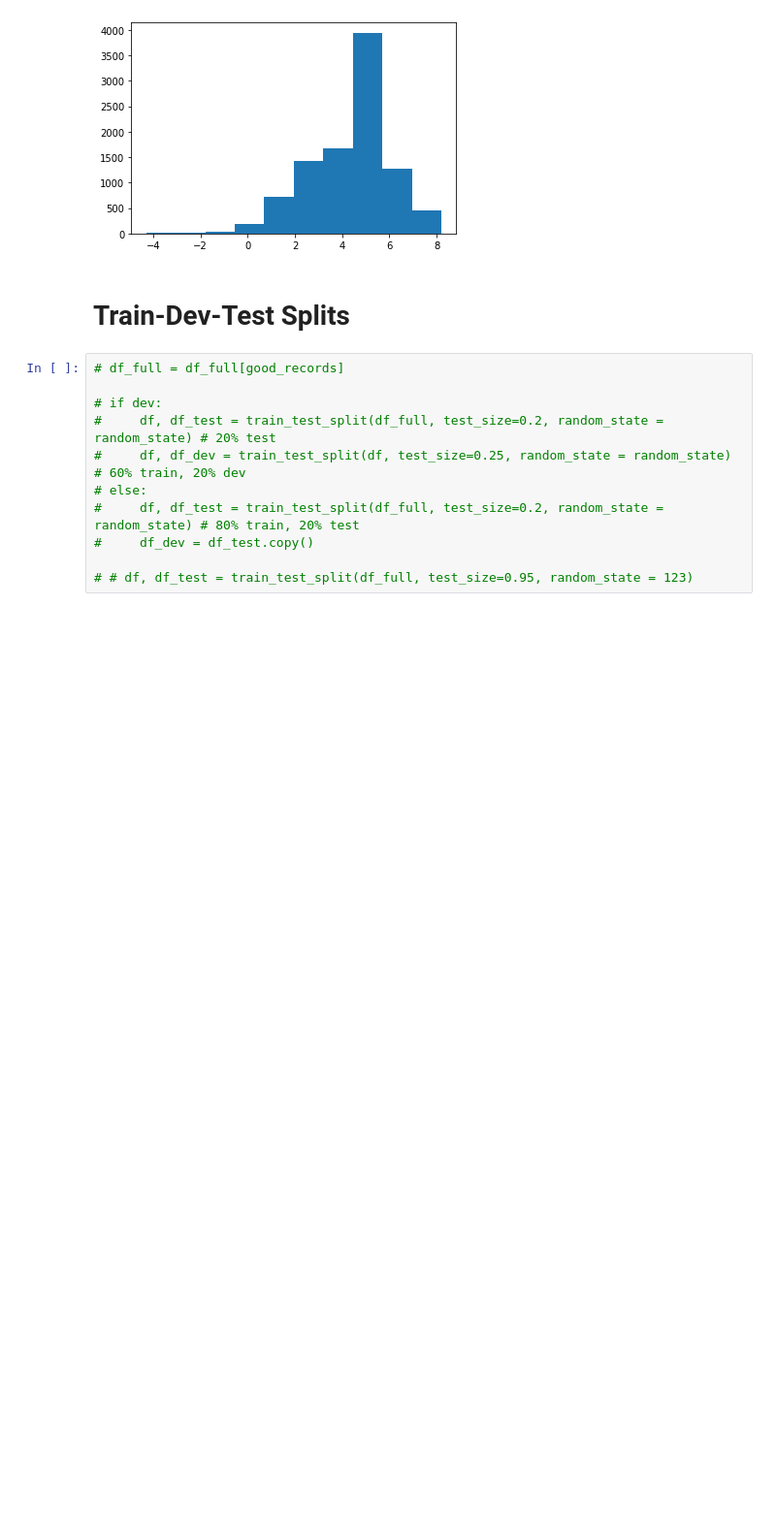
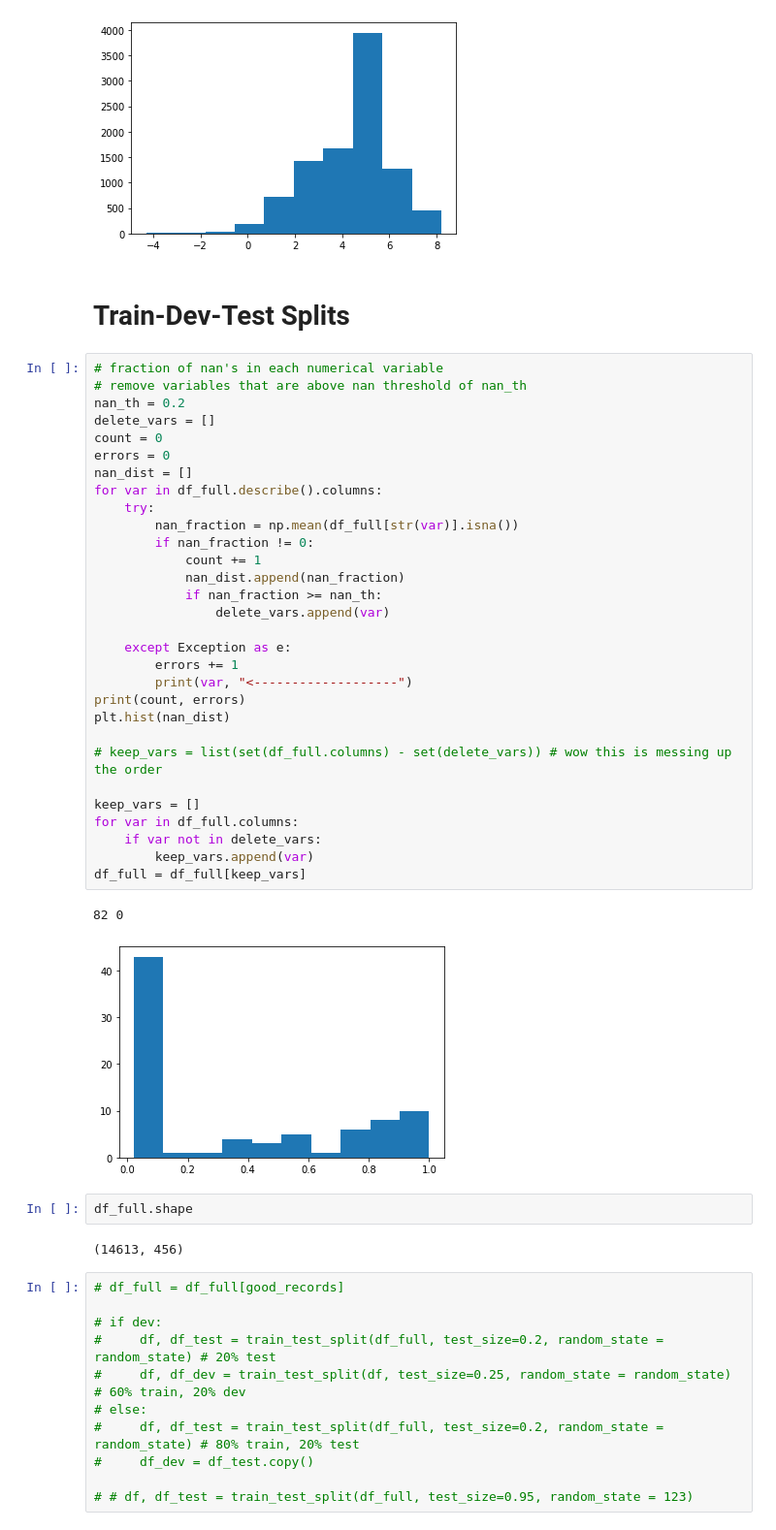
Before and after one commit to jgaustad/pollutemenot-ai, a Jupyter notebook: Madhukar/AWS/2021_03_21_WOTUS_v15.ipynb, the cells around one changed output. Shown: that part at 97% size. Saved outputs shown, nothing was run; the diff lists cells and outputs as text; blank space fills up the shorter version.

```diff
--- a/Madhukar/AWS/2021_03_21_WOTUS_v15.ipynb
+++ b/Madhukar/AWS/2021_03_21_WOTUS_v15.ipynb
@@ -488,6 +488,43 @@ df_full["closest_fl_elevation"] = df_full.apply(lambda x: np.log(x.closest_fl_el
 [figure]
 # %% [markdown]
 # Train-Dev-Test Splits
+# %%
+# fraction of nan's in each numerical variable
+# remove variables that are above nan threshold of nan_th
+nan_th = 0.2
+delete_vars = []
+count = 0
+errors = 0
+nan_dist = []
+for var in df_full.describe().columns:
+    try:
+        nan_fraction = np.mean(df_full[str(var)].isna())
+        if nan_fraction != 0:
+            count += 1
+            nan_dist.append(nan_fraction)
+            if nan_fraction >= nan_th:
+                delete_vars.append(var)
+
+    except Exception as e:
+        errors += 1
+        print(var, "<-------------------")
+print(count, errors)
+plt.hist(nan_dist)
+
+# keep_vars = list(set(df_full.columns) - set(delete_vars)) # wow this is messing up the order
+
+keep_vars = []
+for var in df_full.columns:
+    if var not in delete_vars:
+        keep_vars.append(var)
+df_full = df_full[keep_vars]
+# %% [output]
+82 0
+[figure, added]
+# %%
+df_full.shape
+# %% [output]
+(14613, 456)
 # %%
 # df_full = df_full[good_records]
 
```
Also changed, not shown: parts of 32 cells of this notebook, 2 other files.
